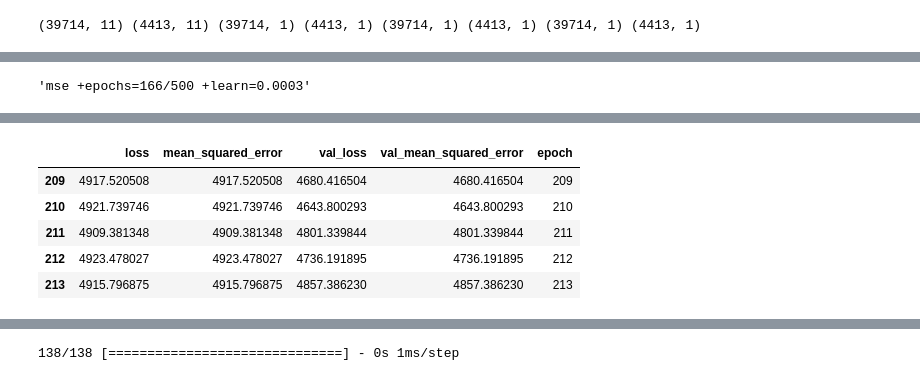
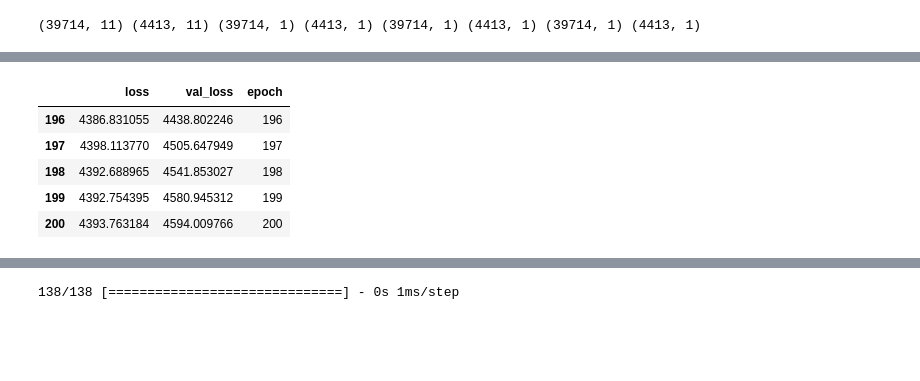
Before and after one commit to jayportfolio/capstone_streamlit, a Jupyter notebook: process/E_train_model/iteration06/it06_05_1__neural_network__2022119.ipynb, the cells around one changed output, grey strips where cells are left out. Drawn from its saved outputs; the diff is of its cells as text; code cells hidden in the pictures; blank space fills up the shorter version.

```diff
--- a/process/E_train_model/iteration06/it06_05_1__neural_network__2022119.ipynb
+++ b/process/E_train_model/iteration06/it06_05_1__neural_network__2022119.ipynb
@@ -34,15 +34,17 @@ CROSS_VALIDATION_SCORING = 'r2'
 # ---- 4th NEURAL NETWORK STRUCTURE DEFINITION ---- #
 selected_neural_network = selected_nn_code = "m04 3 layers+wider"
 
-selected_neural_network = selected_nn_code = "m05 rec deep"
+# ---- 5th NEURAL NETWORK STRUCTURE DEFINITION ---- #
+#selected_neural_network = selected_nn_code = "m05 rec deep"
+
+# ---- 6th NEURAL NETWORK STRUCTURE DEFINITION ---- #
+#selected_neural_network = selected_nn_code = "m05 my deep"
+
+#selected_neural_network = selected_nn_code = ""
+selected_neural_network = selected_nn_code = "m11 mega"
+selected_neural_network = selected_nn_code = "m12 mega"
 
 
-
-#selected_neural_network = selected_nn_code = "m03 three layers and wider"
-
-# ---- 4th NEURAL NETWORK STRUCTURE DEFINITION ---- #
-#selected_neural_network = selected_nn_code = 'm04 four layers,wider,batchnorm'
-
 ALGORITHM = ALGORITHM.replace("[TYPE]", selected_nn_code)
 # %%
 #! pip install scikeras
@@ -573,7 +545,7 @@ callback_x1 = tf.keras.callbacks.EarlyStopping(
 # https://keras.io/api/callbacks/early_stopping/
 callback_x2 = tf.keras.callbacks.EarlyStopping(monitor='loss', patience=3)
 # %%
-val_split = 0.05
+val_split = 0.1
 
 callback = tf.keras.callbacks.EarlyStopping(
     monitor="loss", #"val_loss",
@@ -633,7 +605,5 @@ Epoch 214: early stopping
 # %%
-ALGORITHM_DETAIL.replace("epochs=", f"epochs={len(hist)}/")
+#ALGORITHM_DETAIL.replace("epochs=", f"epochs={len(hist)}/")
-# %% [output]
-'mse +epochs=166/500 +learn=0.0003'
 # %%
 hist = pd.DataFrame(history.history)
 hist['epoch'] = history.epoch
@@ -643,6 +613,7 @@ early_end_loss = hist['loss'].min()
 early_end_valloss = hist['val_loss'].min()
 
 more_detail = f"loss={round(early_end_loss,2)} valloss={round(early_end_valloss,2)}"
+more_detail += f' +valsplit={val_split}'
 
 if len(hist) != chosen_epochs:
     print(f'stopped at {len(hist)}, loss={round(early_end_loss,2)} valloss={round(early_end_valloss,2)}')
@@ -660,9 +631,9 @@ mse +epochs=500 +learn=0.0003
-|  | loss | mean_squared_error | val_loss | val_mean_squared_error | epoch |
-| 209 | 4917.520508 | 4917.520508 | 4680.416504 | 4680.416504 | 209 |
-| 210 | 4921.739746 | 4921.739746 | 4643.800293 | 4643.800293 | 210 |
-| 211 | 4909.381348 | 4909.381348 | 4801.339844 | 4801.339844 | 211 |
-| 212 | 4923.478027 | 4923.478027 | 4736.191895 | 4736.191895 | 212 |
-| 213 | 4915.796875 | 4915.796875 | 4857.386230 | 4857.386230 | 213 |
+|  | loss | val_loss | epoch |
+| 196 | 4386.831055 | 4438.802246 | 196 |
+| 197 | 4398.113770 | 4505.647949 | 197 |
+| 198 | 4392.688965 | 4541.853027 | 198 |
+| 199 | 4392.754395 | 4580.945312 | 199 |
+| 200 | 4393.763184 | 4594.009766 | 200 |
 # %%
 def plot_loss(history):
     plt.plot(history.history['loss'], label='loss')
```
Also changed, not shown: parts of 12 cells of this notebook, 3 other files.
